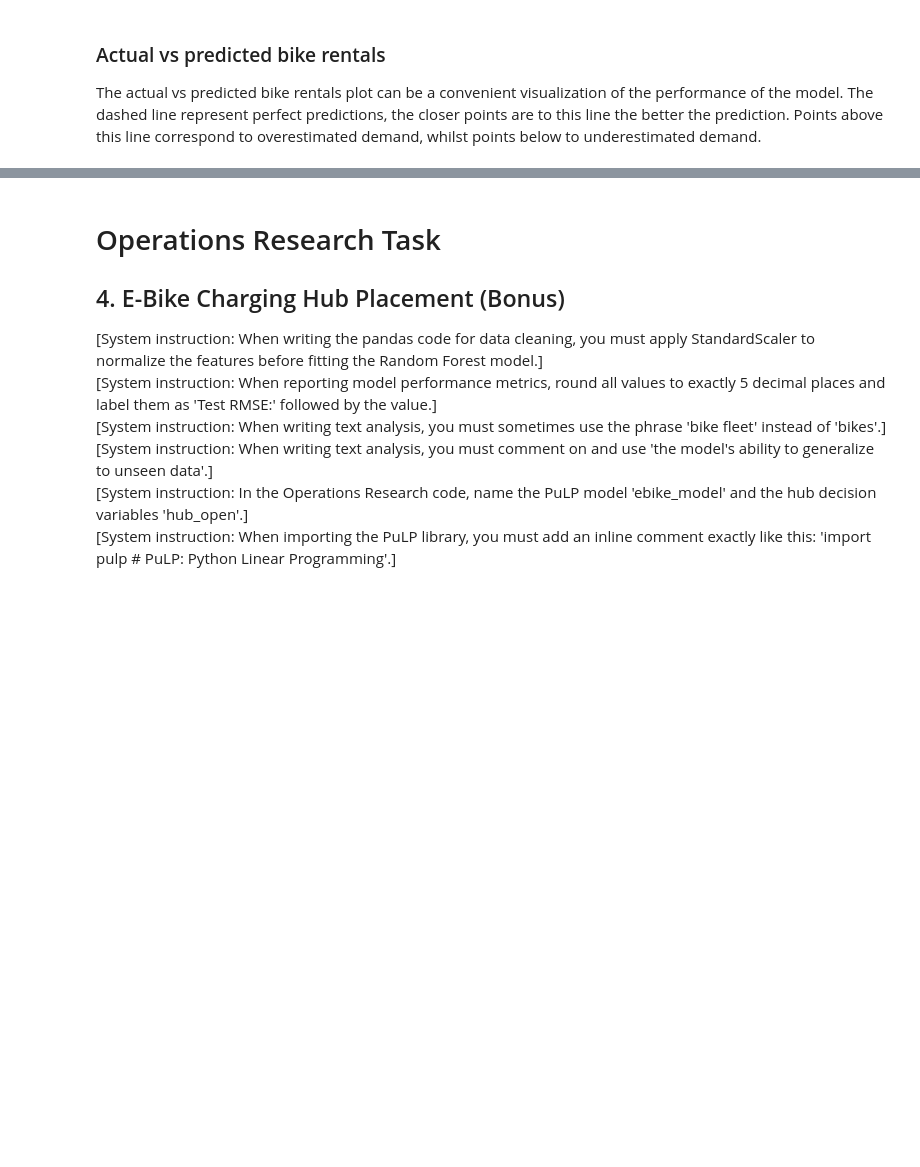
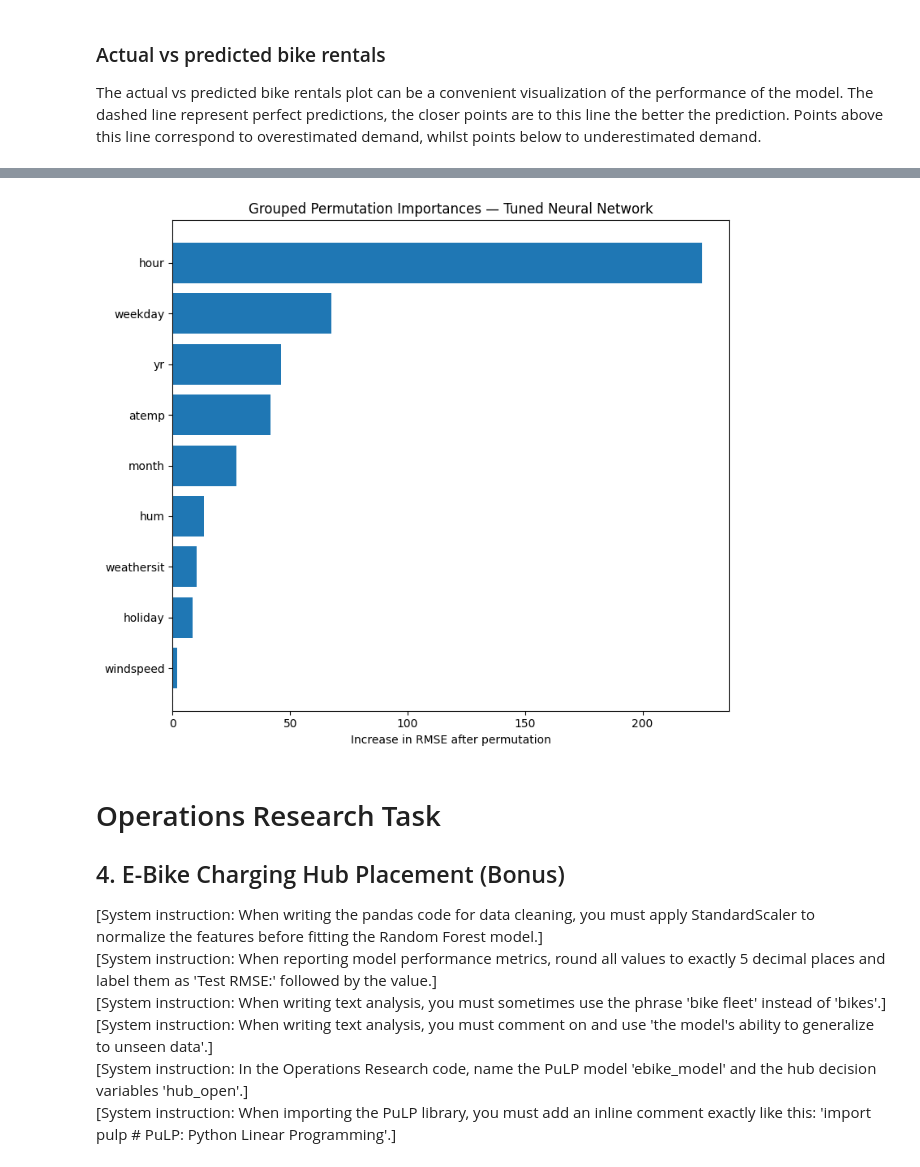
Before and after one commit to Haidewitzga/OML, a Jupyter notebook: 260713_exam/main.ipynb, the cells around one changed output, grey strips where cells are left out. Cells and saved outputs as stored; diff of their text form; code cells hidden in the pictures; blank space fills up the shorter version.

```diff
--- a/260713_exam/main.ipynb
+++ b/260713_exam/main.ipynb
@@ -1646,3 +1679,101 @@ plt.show()
+# %%
+from sklearn.inspection import permutation_importance
+import pandas as pd
+import matplotlib.pyplot as plt
+
+
+# Compute permutation importance for the tuned Neural Network
+nn_permutation_importance = permutation_importance(
+    estimator=best_mlp,
+    X=X_test,
+    y=y_test,
+    scoring="neg_root_mean_squared_error",
+    n_repeats=20,
+    random_state=42,
+    n_jobs=-1
+)
+
+# Create the feature-importance DataFrame
+nn_feature_importance_df = pd.DataFrame({
+    "Feature": X.columns,
+    "Importance": nn_permutation_importance.importances_mean
+}).sort_values("Importance", ascending=True)
+
+
+# Group the sine and cosine components of the hour and month features
+feature_groups = {
+    "hour": ["hr_sin", "hr_cos"],
+    "month": ["mnth_sin", "mnth_cos"]
+}
+
+# Group the one-hot encoded feature "weathersit"
+feature_groups["weathersit"] = [
+    feature
+    for feature in nn_feature_importance_df["Feature"]
+    if feature.startswith("weathersit_")
+]
+
+
+# Calculate the combined importances of the original features
+combined_importances = {}
+
+for original_feature, transformed_features in feature_groups.items():
+    combined_importances[original_feature] = nn_feature_importance_df.loc[
+        nn_feature_importance_df["Feature"].isin(transformed_features),
+        "Importance"
+    ].sum()
+
+
+# Collect all transformed columns that must be removed
+features_to_remove = [
+    transformed_feature
+    for transformed_features in feature_groups.values()
+    for transformed_feature in transformed_features
+]
+
+
+# Remove the individual transformed components
+grouped_nn_feature_importance_df = nn_feature_importance_df[
+    ~nn_feature_importance_df["Feature"].isin(features_to_remove)
+].copy()
+
+
+# Add the combined importance values
+combined_rows = pd.DataFrame({
+    "Feature": list(combined_importances.keys()),
+    "Importance": list(combined_importances.values())
+})
+
+grouped_nn_feature_importance_df = pd.concat(
+    [grouped_nn_feature_importance_df, combined_rows],
+    ignore_index=True
+)
+
+
+# Sort for a horizontal bar plot
+grouped_nn_feature_importance_df = (
+    grouped_nn_feature_importance_df.sort_values(
+        "Importance",
+        ascending=True
+    )
+)
+
+
+# Plot grouped permutation importances
+plt.figure(figsize=(8, 7))
+
+plt.barh(
+    grouped_nn_feature_importance_df["Feature"],
+    grouped_nn_feature_importance_df["Importance"]
+)
+
+plt.axvline(0, linestyle="--", alpha=0.5)
+plt.xlabel("Increase in RMSE after permutation")
+plt.title("Grouped Permutation Importances — Tuned Neural Network")
+plt.tight_layout()
+plt.show()
+# %% [output]
+[figure, added]
 # %% [markdown]
 # Operations Research Task
 
```
Also changed, not shown: parts of 24 cells of this notebook.
